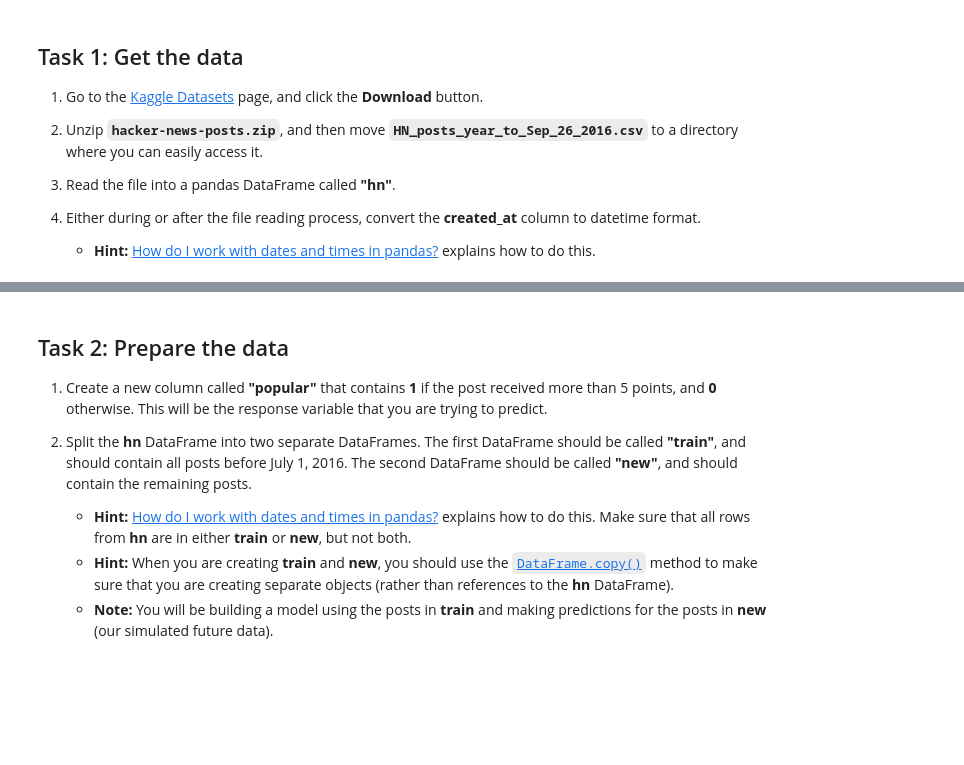
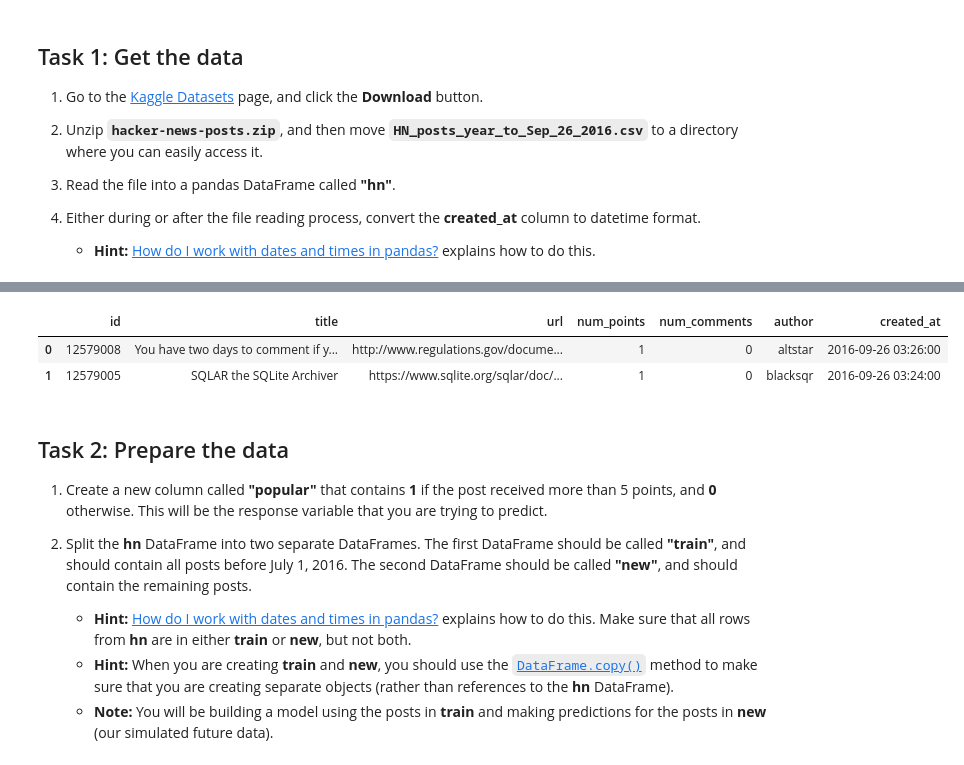
Before and after one commit to arunprasadlv/MLText, a Jupyter notebook: notebooks/05_hacker_news_homework.ipynb, the cells around one changed output, grey strips where cells are left out. Saved outputs shown, nothing was run; the diff lists cells and outputs as text; code cells hidden in the pictures; blank space fills up the shorter version.

```diff
--- a/notebooks/05_hacker_news_homework.ipynb
+++ b/notebooks/05_hacker_news_homework.ipynb
@@ -47,3 +63,11 @@ Your goal is to predict the likelihood that a post will be "popular", based on t
+# %%
+hn.created_at = pd.to_datetime(hn['created_at'])
+
+hn.head(2)
+# %% [output]
+|  | id | title | url | num_points | num_comments | author | created_at |
+| 0 | 12579008 | You have two days to comment if y... | http://www.regulations.gov/docume... | 1 | 0 | altstar | 2016-09-26 03:26:00 |
+| 1 | 12579005 | SQLAR the SQLite Archiver | https://www.sqlite.org/sqlar/doc/... | 1 | 0 | blacksqr | 2016-09-26 03:24:00 |
 # %% [markdown]
 ## Task 2: Prepare the data
 
```
Also changed, not shown: parts of 5 cells of this notebook.
